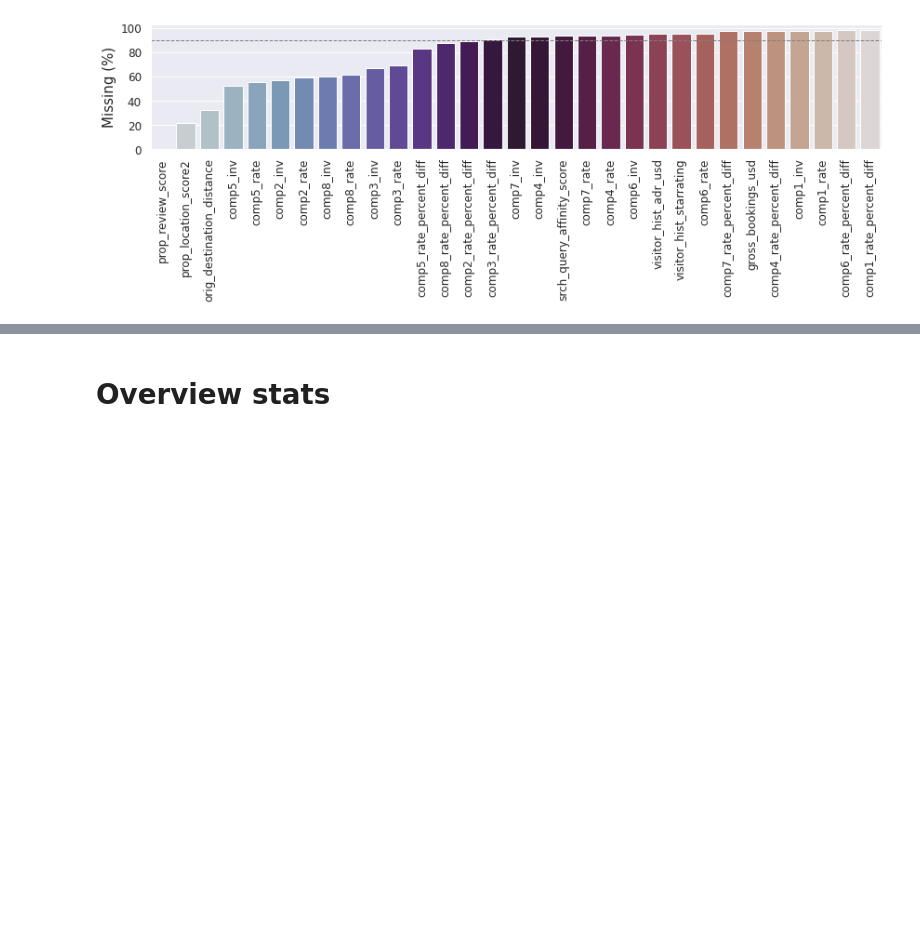
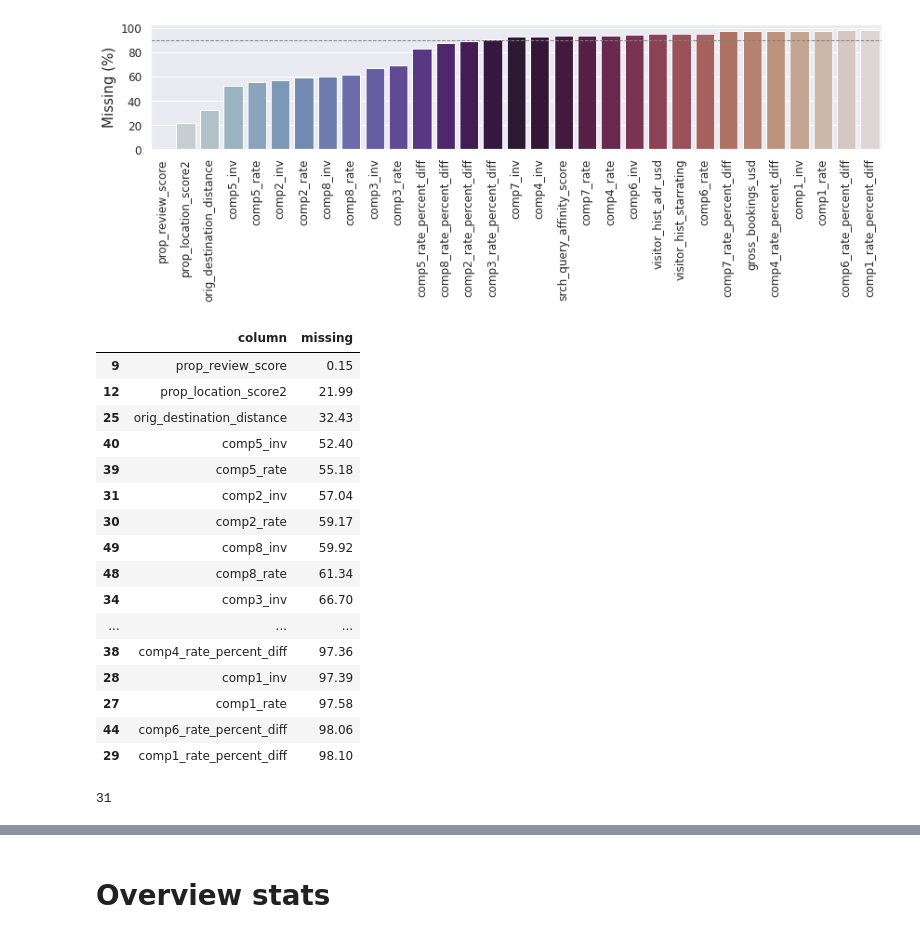
Before and after one commit to hellowithchicken/DataMining, a Jupyter notebook: assignment2/EDA/dmt-eda.ipynb, the cells around one changed output, grey strips where cells are left out. Cells and saved outputs as stored; diff of their text form; code cells hidden in the pictures; blank space fills up the shorter version.

```diff
--- a/assignment2/EDA/dmt-eda.ipynb
+++ b/assignment2/EDA/dmt-eda.ipynb
@@ -135,6 +135,30 @@ plt.tight_layout()
 plt.show()
 # %% [output]
 [figure]
+# %%
+missing_values
+# %% [output]
+|  | column | missing |
+| 9 | prop_review_score | 0.15 |
+| 12 | prop_location_score2 | 21.99 |
+| 25 | orig_destination_distance | 32.43 |
+| 40 | comp5_inv | 52.40 |
+| 39 | comp5_rate | 55.18 |
+| 31 | comp2_inv | 57.04 |
+| 30 | comp2_rate | 59.17 |
+| 49 | comp8_inv | 59.92 |
+| 48 | comp8_rate | 61.34 |
+| 34 | comp3_inv | 66.70 |
+| ... | ... | ... |
+| 38 | comp4_rate_percent_diff | 97.36 |
+| 28 | comp1_inv | 97.39 |
+| 27 | comp1_rate | 97.58 |
+| 44 | comp6_rate_percent_diff | 98.06 |
+| 29 | comp1_rate_percent_diff | 98.10 |
+# %%
+len(missing_values)
+# %% [output]
+31
 # %%
 #reset
 plt.rc('ytick', labelsize=25)
```
Also changed, not shown: parts of 5 cells of this notebook, 1 other file.
